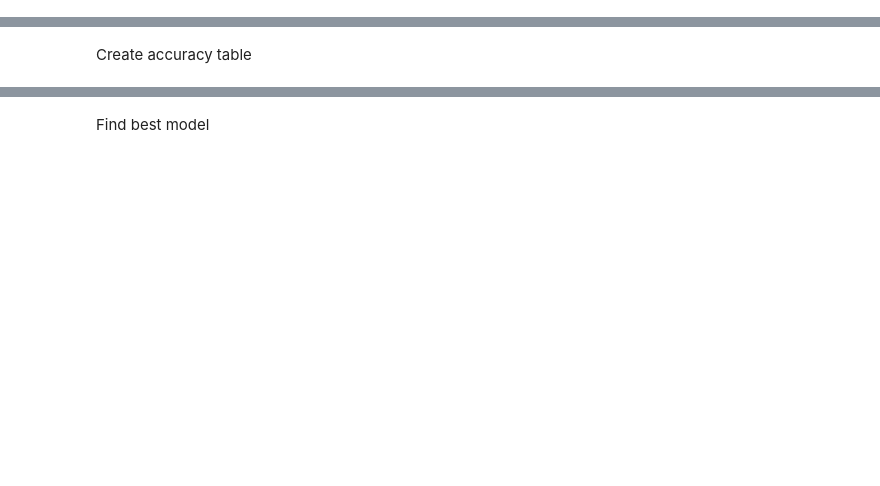
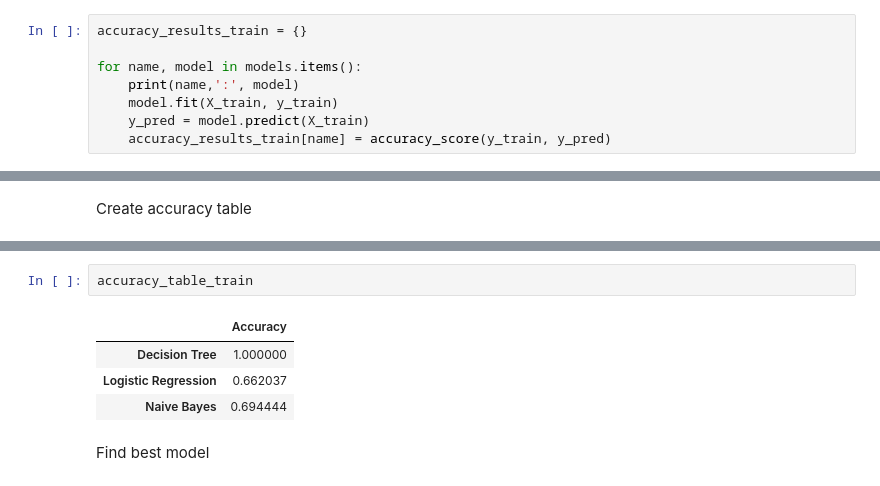
Before and after one commit to FAYASISMAEL/AI-ML-Visualization-Files, a Jupyter notebook: BestAccuracyDecisionTree.ipynb, the cells around one changed output, grey strips where cells are left out. Cells and saved outputs as stored; diff of their text form; blank space fills up the shorter version.

```diff
--- a/BestAccuracyDecisionTree.ipynb
+++ b/BestAccuracyDecisionTree.ipynb
@@ -55,0 +110,8 @@ for name, model in models.items():
+# %%
+accuracy_results_train = {}
+
+for name, model in models.items():
+    print(name,':', model)
+    model.fit(X_train, y_train)
+    y_pred = model.predict(X_train)
+    accuracy_results_train[name] = accuracy_score(y_train, y_pred)
@@ -62,3 +139,10 @@ accuracy_table = pd.DataFrame.from_dict(
+# %%
+accuracy_table_train
+# %% [output]
+|  | Accuracy |
+| Decision Tree | 1.000000 |
+| Logistic Regression | 0.662037 |
+| Naive Bayes | 0.694444 |
 # %% [markdown]
 Find best model
 # %%
```
Also changed, not shown: parts of 15 cells of this notebook.
